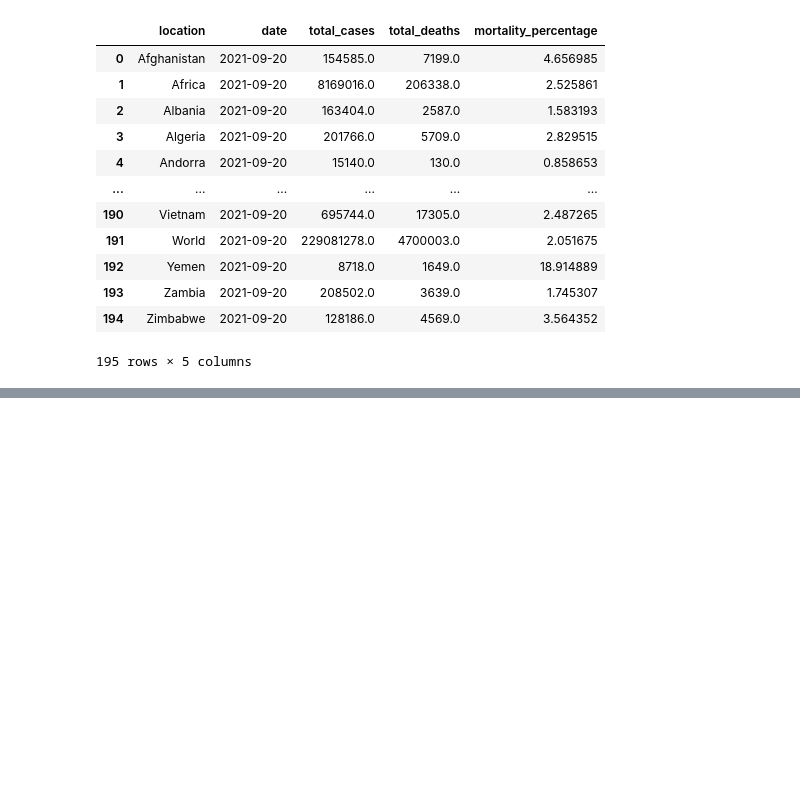
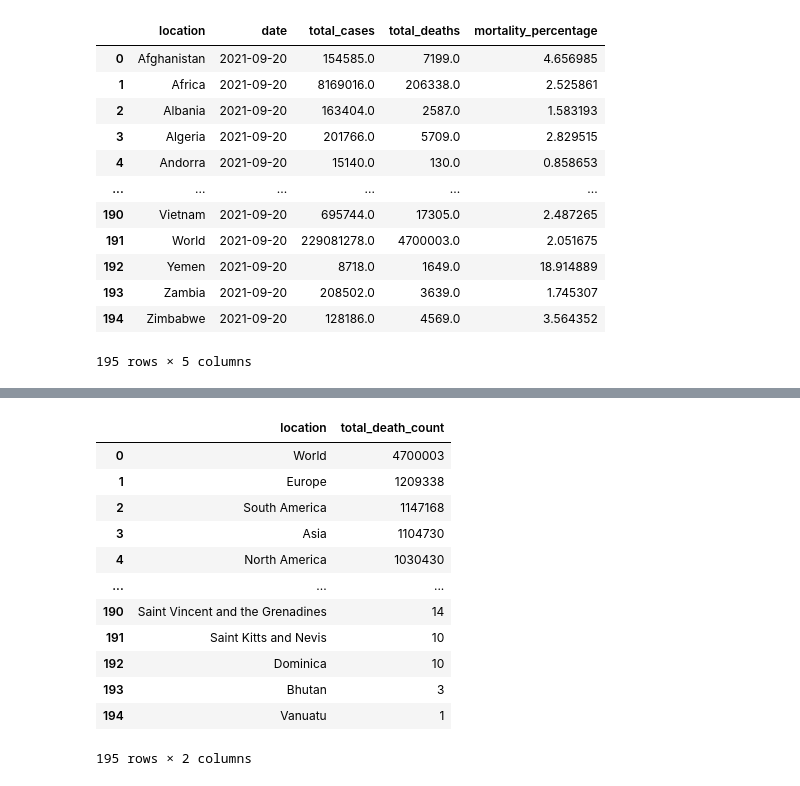
Before and after one commit to TheOtherBrian1/Covid-Exploration, a Jupyter notebook: Python_files/Data Analysis Covid.ipynb, the cells around one changed output, grey strips where cells are left out. Drawn from its saved outputs; the diff is of its cells as text; code cells hidden in the pictures; blank space fills up the shorter version.

```diff
--- a/Python_files/Data Analysis Covid.ipynb
+++ b/Python_files/Data Analysis Covid.ipynb
@@ -136,0 +204,34 @@ df
+# %%
+"""
+    Countries with the highest death count per population
+"""
+
+
+query = """
+    SELECT
+        Location,
+        MAX(CAST(Total_deaths AS INT)) AS Total_death_count
+    FROM covid_death_figures
+    WHERE
+        CAST(Total_deaths AS INT) IS NOT NULL
+    GROUP BY
+        Location
+    ORDER BY
+        Total_death_count DESC
+"""
+df = pd.read_sql_query(query, connection)
+df
+# %% [output]
+|  | location | total_death_count |
+| 0 | World | 4700003 |
+| 1 | Europe | 1209338 |
+| 2 | South America | 1147168 |
+| 3 | Asia | 1104730 |
+| 4 | North America | 1030430 |
+| ... | ... | ... |
+| 190 | Saint Vincent and the Grenadines | 14 |
+| 191 | Saint Kitts and Nevis | 10 |
+| 192 | Dominica | 10 |
+| 193 | Bhutan | 3 |
+| 194 | Vanuatu | 1 |
+195 rows × 2 columns
```
Also changed, not shown: parts of 6 cells of this notebook, 1 other file.
